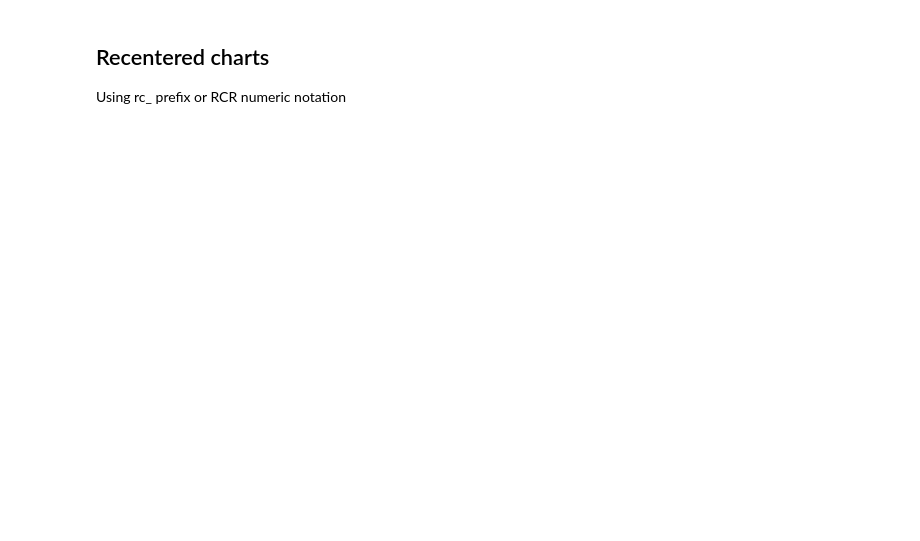
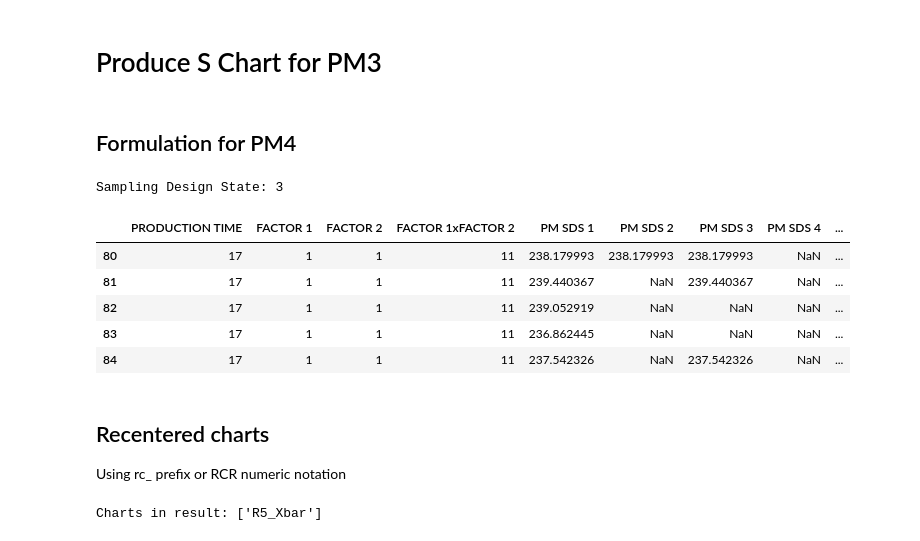
Before and after one commit to cnicholas/processbehavior, a Jupyter notebook: validation/sds1.ipynb, the cells around one changed output. Saved outputs shown, nothing was run; the diff lists cells and outputs as text; code cells hidden in the pictures; blank space fills up the shorter version.

```diff
--- a/validation/sds1.ipynb
+++ b/validation/sds1.ipynb
@@ -87,0 +207,2 @@ result.plot()
+# %% [markdown]
+# Produce S Chart for PM3
@@ -87,0 +211,19 @@ result.plot()
+# %% [markdown]
+## Formulation for PM4
+# %%
+study_pm4 = pb.formulate(
+    response=pb.cols.PM_SDS_4,
+    time='PRODUCTION TIME',
+    factors=['FACTOR 1', 'FACTOR 2'],
+    precision=3
+)
+print(f'Sampling Design State: {study_pm4.sds}')
+pb.data.loc[pb.data["PRODUCTION TIME"] == 17].head()
+# %% [output]
+Sampling Design State: 3
+|  | PRODUCTION TIME | FACTOR 1 | FACTOR 2 | FACTOR 1xFACTOR 2 | PM SDS 1 | PM SDS 2 | PM SDS 3 | PM SDS 4 | ... |
+| 80 | 17 | 1 | 1 | 11 | 238.179993 | 238.179993 | 238.179993 | NaN | ... |
+| 81 | 17 | 1 | 1 | 11 | 239.440367 | NaN | 239.440367 | NaN | ... |
+| 82 | 17 | 1 | 1 | 11 | 239.052919 | NaN | NaN | NaN | ... |
+| 83 | 17 | 1 | 1 | 11 | 236.862445 | NaN | NaN | NaN | ... |
+| 84 | 17 | 1 | 1 | 11 | 237.542326 | NaN | 237.542326 | NaN | ... |
@@ -93,4 +239,6 @@ Using rc_ prefix or RCR numeric notation
 # rc_noise_Xbar - recentered using alias prefix
 result = study2.execute(chart='rc_noise_Xbar')
 print('Charts in result:', list(result.charts.keys()))
-result.plot(chart='R5_Xbar')
+result.plot(chart='R5_Xbar').show()
+# %% [output]
+Charts in result: ['R5_Xbar']
```
Also changed, not shown: parts of 45 cells of this notebook, 7 other files.
